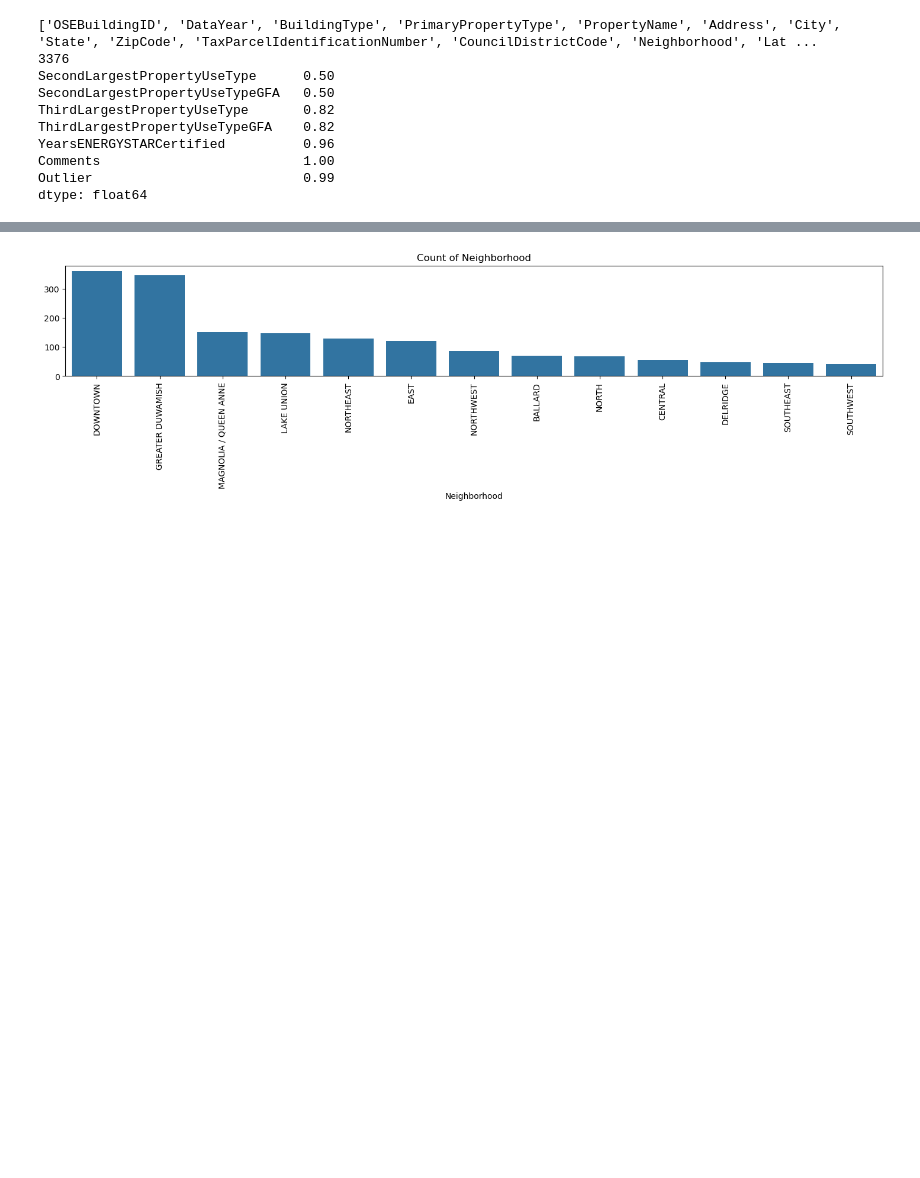
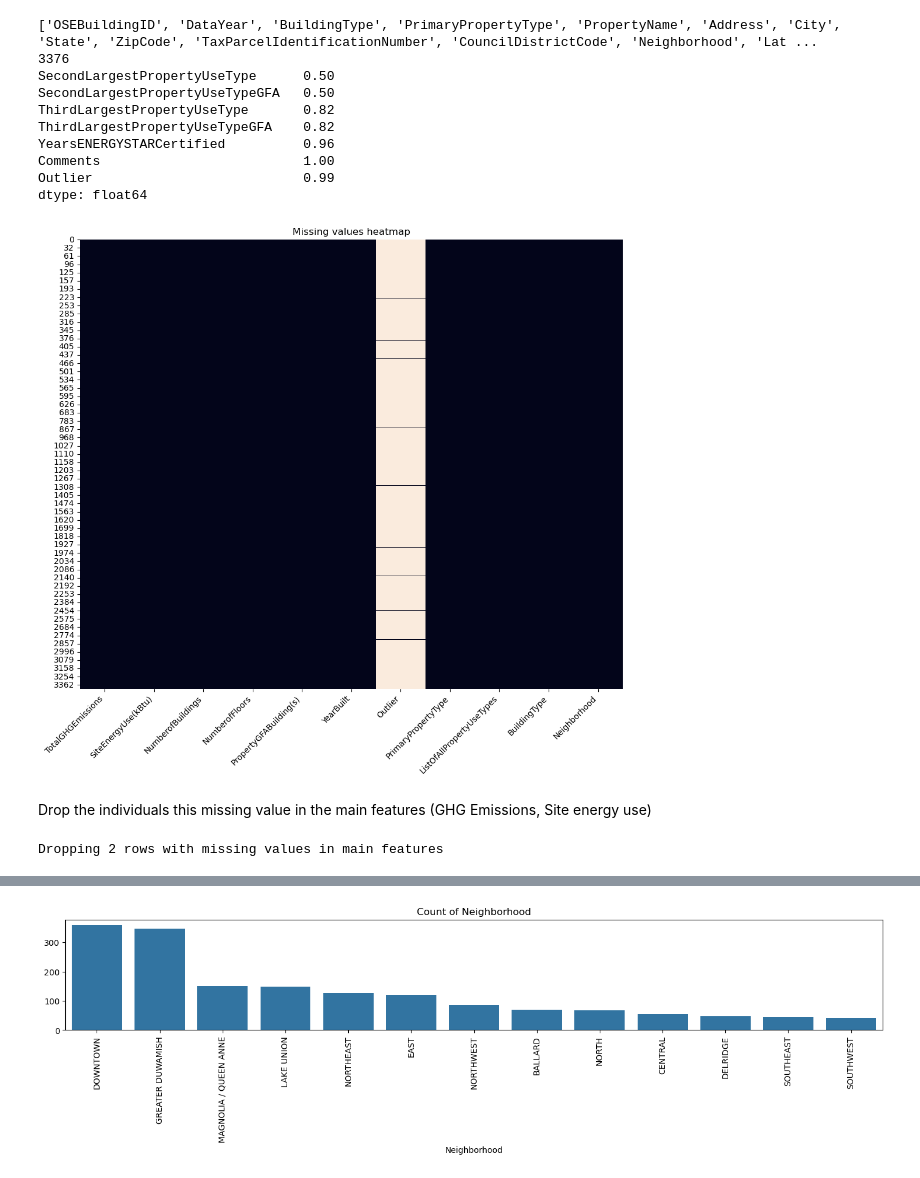
Before and after one commit to hystb/P3_OC_Anticipez_les_besoins_en_consommation_de_batiments, a Jupyter notebook: Milan_Nicolas_1_notebook_exploratoire_082024.ipynb, the cells around one changed output, grey strips where cells are left out. Cells and saved outputs as stored; diff of their text form; code cells hidden in the pictures; blank space fills up the shorter version.

```diff
--- a/Milan_Nicolas_1_notebook_exploratoire_082024.ipynb
+++ b/Milan_Nicolas_1_notebook_exploratoire_082024.ipynb
@@ -30,6 +32,13 @@ def plot_barplots(data, columns):
     list(map(create_barplot, axes[:num_cols], [data]*num_cols, columns))
     plt.tight_layout(pad=3.0)
     plt.show()
+# %%
+def NanHeatmap(data):
+	plt.figure(figsize=(12, 10))
+	sns.heatmap(data.isnull(), cbar=False)
+	plt.xticks(rotation=45, ha='right')
+	plt.title('Missing values heatmap')
+	plt.show()
 # %%
 def create_boxplot(ax, data, col):
     sns.boxplot(x=data[col], ax=ax)
@@ -129,6 +210,18 @@ feature_keep = main_features + numeric_columns + qualitative_columns
 X_clean = prepare_data(data, subset_dup, feature_keep)
 # %%
 draw_map(X_clean)
+# %%
+NanHeatmap(X_clean[feature_keep])
+# %% [output]
+[figure, added]
+# %% [markdown]
+Drop the individuals this missing value in the main features (GHG Emissions, Site energy use)
+# %%
+rows_to_drop = X_clean.index[X_clean[main_features].isna().all(axis=1)]
+X_clean = X_clean.drop(rows_to_drop)
+print(f"Dropping {len(rows_to_drop)} rows with missing values in main features")
+# %% [output]
+Dropping 2 rows with missing values in main features
 # %%
 plot_barplots(X_clean, ['BuildingType', 'PrimaryPropertyType', 'Neighborhood'])
 # %% [output]
```
Also changed, not shown: parts of 19 cells of this notebook.
